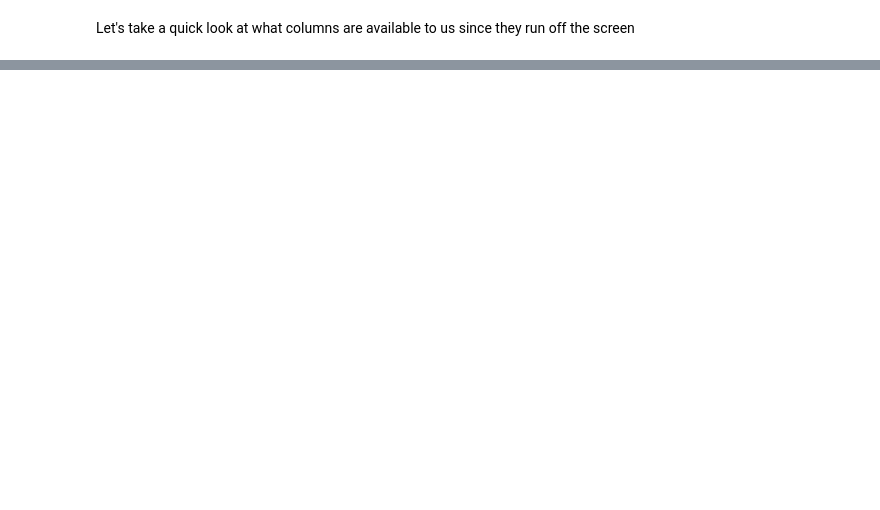
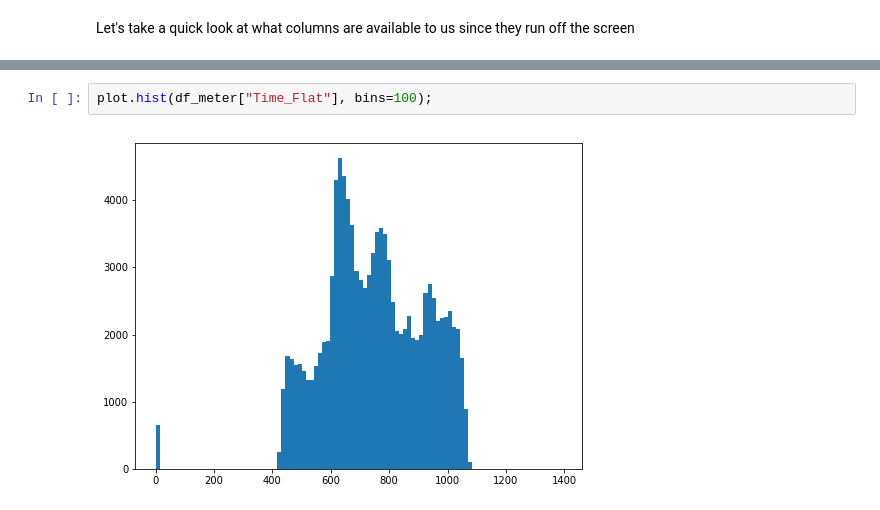
Before and after one commit to rbracco/louisville_data, a Jupyter notebook: nbs/parking/01_time_data_EDA.ipynb, the cells around one changed output, grey strips where cells are left out. Drawn from its saved outputs; the diff is of its cells as text; blank space fills up the shorter version.

```diff
--- a/nbs/parking/01_time_data_EDA.ipynb
+++ b/nbs/parking/01_time_data_EDA.ipynb
@@ -70,0 +114,4 @@ df["Hour"].hist()
+# %%
+plot.hist(df_meter["Time_Flat"], bins=100);
+# %% [output]
+[figure, added]
```
Also changed, not shown: parts of 21 cells of this notebook, 1 other file.
